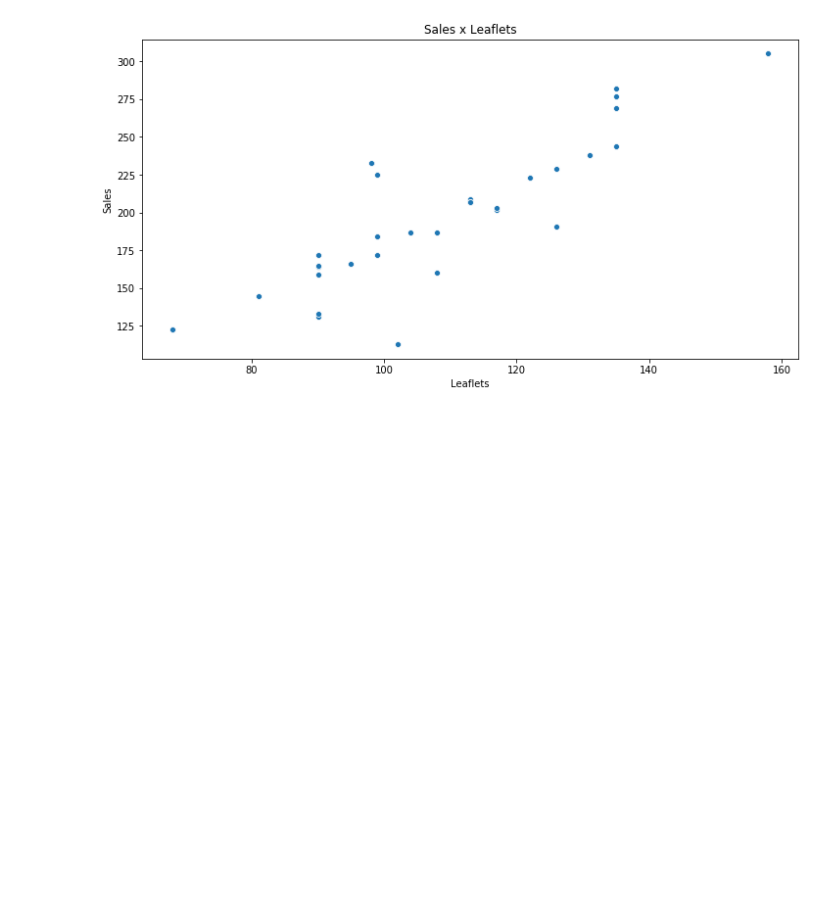
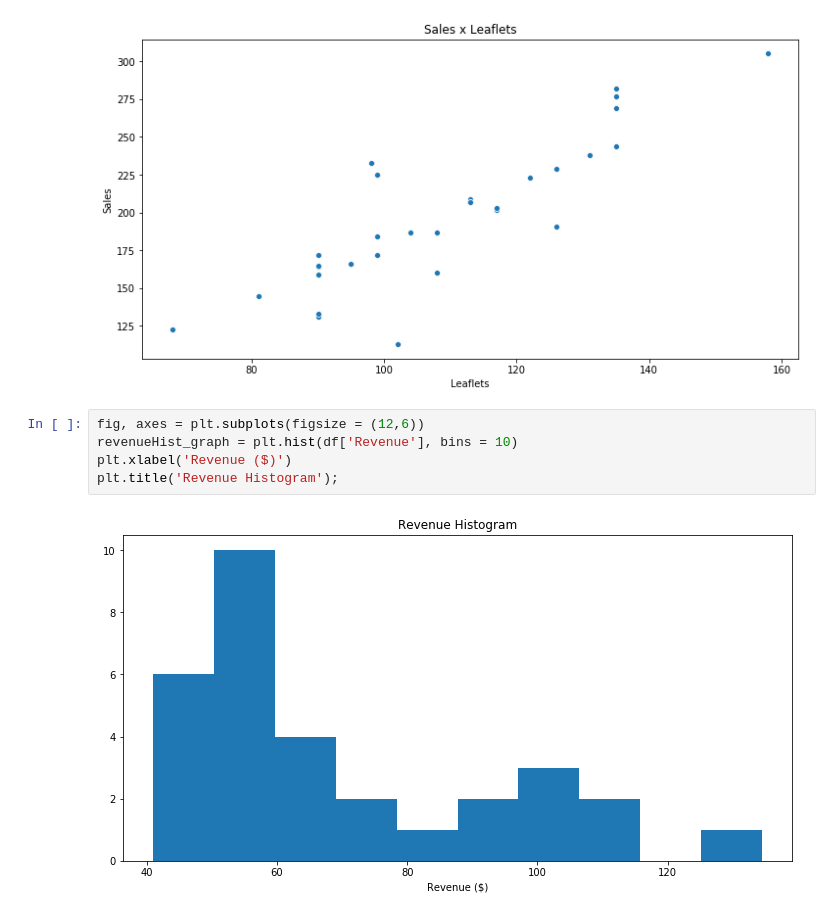
Before and after one commit to raphaelDuff/machineLearning, a Jupyter notebook: Projects/python-lemonade/lemonade.ipynb, the cells around one changed output. Saved outputs shown, nothing was run; the diff lists cells and outputs as text; blank space fills up the shorter version.

```diff
--- a/Projects/python-lemonade/lemonade.ipynb
+++ b/Projects/python-lemonade/lemonade.ipynb
@@ -245,3 +245,10 @@ salesLeaflets_graph = sns.scatterplot(x="Leaflets", y="Sales", data=df)
 salesLeaflets_graph.set_title('Sales x Leaflets');
 # %% [output]
 [figure]
+# %%
+fig, axes = plt.subplots(figsize = (12,6))
+revenueHist_graph = plt.hist(df['Revenue'], bins = 10)
+plt.xlabel('Revenue ($)')
+plt.title('Revenue Histogram');
+# %% [output]
+[figure, added]
```
